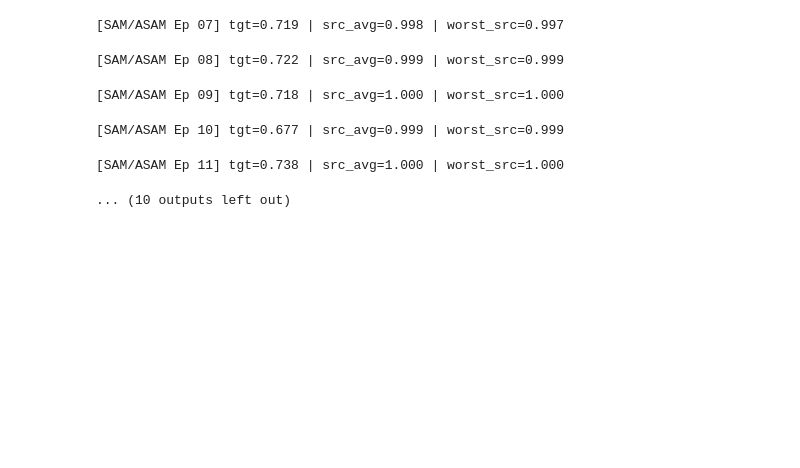
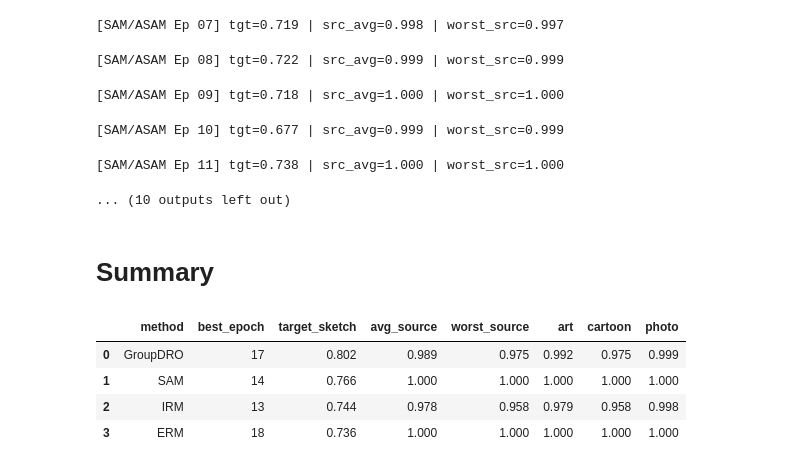
Before and after one commit to tk1475/ATML-PA2, a Jupyter notebook: Task2/Task2.ipynb, the cells around one changed output. Saved outputs shown, nothing was run; the diff lists cells and outputs as text; code cells hidden in the pictures; blank space fills up the shorter version.

```diff
--- a/Task2/Task2.ipynb
+++ b/Task2/Task2.ipynb
@@ -1050,3 +1048,41 @@ Downloading: "https://download.pytorch.org/models/resnet50-11ad3fa6.pth" to /roo
 [SAM/ASAM Ep 10] tgt=0.677 | src_avg=0.999 | worst_src=0.999
 [SAM/ASAM Ep 11] tgt=0.738 | src_avg=1.000 | worst_src=1.000
 ... (10 outputs left out)
+# %% [markdown]
+# Summary
+# %%
+import pandas as pd, os, numpy as np
+
+paths = {
+    "ERM":       "outputs_erm/training_log.csv",
+    "IRM":       "outputs_irm/training_log.csv",
+    "GroupDRO":  "outputs_gdro/training_log.csv",
+    "SAM":       "outputs_sam/training_log.csv",  # adjust if you used a different path
+}
+
+rows = []
+for name, p in paths.items():
+    if not os.path.exists(p):
+        print(f"⚠️ Missing: {name} -> {p}")
+        continue
+    df = pd.read_csv(p)
+    i = df["target_acc"].idxmax()
+    r = df.loc[i]
+    rows.append({
+        "method": name,
+        "best_epoch": int(r["epoch"]),
+        "target_sketch": float(r["target_acc"]),
+        "avg_source": float(r.get("avg_source_acc", np.nan)),
+        "worst_source": float(r.get("worst_source_acc", np.nan)),
+        "art": float(r.get("acc_art_painting", r.get("art_painting_acc", np.nan))),
+        "cartoon": float(r.get("acc_cartoon", r.get("cartoon_acc", np.nan))),
+        "photo": float(r.get("acc_photo", r.get("photo_acc", np.nan))),
+    })
+summary = pd.DataFrame(rows).sort_values("target_sketch", ascending=False).reset_index(drop=True)
+summary.style.format({"target_sketch":"{:.3f}","avg_source":"{:.3f}","worst_source":"{:.3f}","art":"{:.3f}","cartoon":"{:.3f}","photo":"{:.3f}"})
+# %% [output]
+|  | method | best_epoch | target_sketch | avg_source | worst_source | art | cartoon | photo |
+| 0 | GroupDRO | 17 | 0.802 | 0.989 | 0.975 | 0.992 | 0.975 | 0.999 |
+| 1 | SAM | 14 | 0.766 | 1.000 | 1.000 | 1.000 | 1.000 | 1.000 |
+| 2 | IRM | 13 | 0.744 | 0.978 | 0.958 | 0.979 | 0.958 | 0.998 |
+| 3 | ERM | 18 | 0.736 | 1.000 | 1.000 | 1.000 | 1.000 | 1.000 |
```
Also changed, not shown: parts of 4 cells of this notebook, 6 other files.
